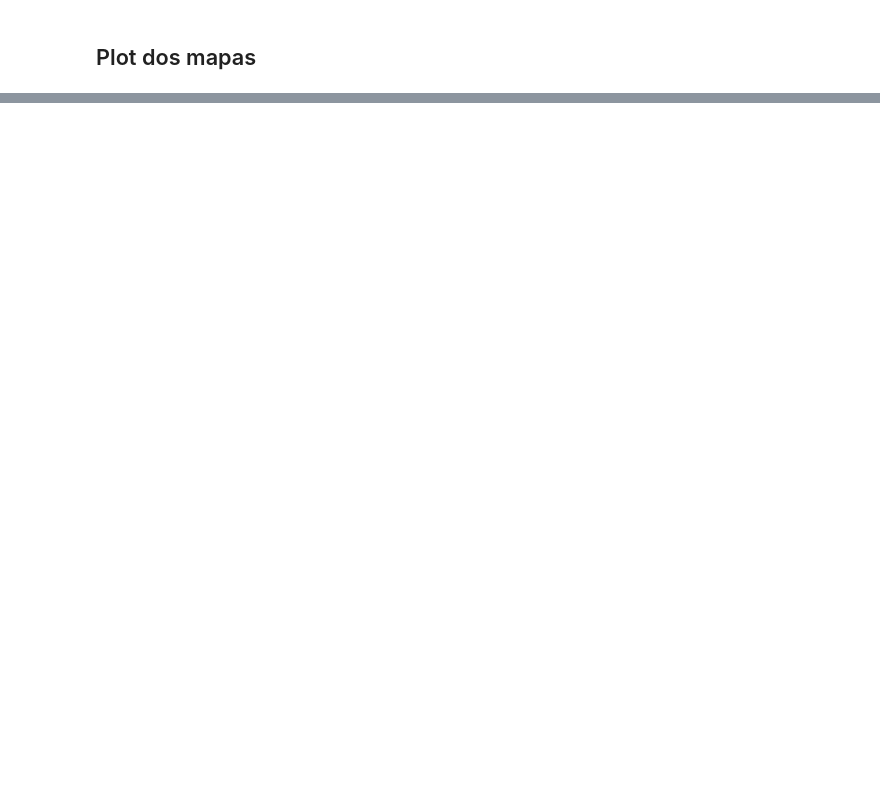
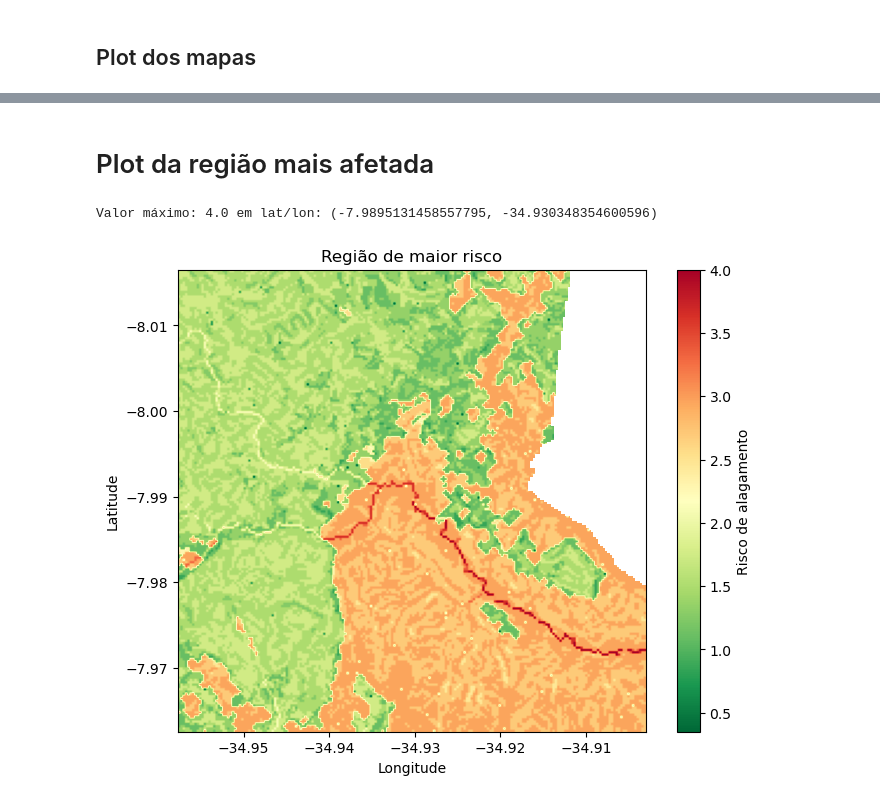
Before and after one commit to ezequielhenrique/zonas-de-risco-inundacao, a Jupyter notebook: analise-risco-alagamento.ipynb, the cells around one changed output, grey strips where cells are left out. Saved outputs shown, nothing was run; the diff lists cells and outputs as text; code cells hidden in the pictures; blank space fills up the shorter version.

Commit message:
adcionar zoom na área mais afetada

```diff
--- a/analise-risco-alagamento.ipynb
+++ b/analise-risco-alagamento.ipynb
@@ -543,0 +595,58 @@ plot_mapa(risco_recortado_path, f"Mapa de Risco de Alagamento - {cidade.title()}
+# %% [markdown]
+# Plot da região mais afetada
+# %%
+mapa_risco_municipio = f"outputs/mapas_de_risco/risco_alagamento_{cidade}_recortado.tif"
+
+with rasterio.open(mapa_risco_municipio) as src:
+    raster = src.read(1)
+    transform_raster = src.transform
+    nodata = src.nodata
+    crs_raster = src.crs
+
+raster = np.where(raster == nodata, np.nan, raster)
+
+max_value = np.nanmax(raster)
+max_pos = np.unravel_index(np.nanargmax(raster), raster.shape)
+row, col = max_pos
+
+# Coordenadas no CRS original (UTM)
+x_utm, y_utm = rasterio.transform.xy(transform_raster, row, col)
+
+# Transformar para EPSG:4326 (lat, lon)
+lon, lat = transform(crs_raster, "EPSG:4326", [x_utm], [y_utm])
+print(f"Valor máximo: {max_value} em lat/lon: ({lat[0]}, {lon[0]})")
+
+# Dar zoom correto ao redor do ponto máximo
+zoom_size = 100
+row_start = max(row - zoom_size, 0)
+row_end = min(row + zoom_size, raster.shape[0])
+col_start = max(col - zoom_size, 0)
+col_end = min(col + zoom_size, raster.shape[1])
+
+raster_zoom = raster[row_start:row_end, col_start:col_end]
+
+# extent correto
+x_min, y_max = rasterio.transform.xy(transform_raster, row_start, col_start)
+x_max, y_min = rasterio.transform.xy(transform_raster, row_end, col_end)
+
+# Coordenadas do canto do recorte no CRS original
+x_cantos = [x_min, x_max]
+y_cantos = [y_min, y_max]
+
+# Converter para EPSG:4326
+lon_cantos, lat_cantos = transform(crs_raster, "EPSG:4326", x_cantos, y_cantos)
+
+plt.figure(figsize=(8,6))
+plt.imshow(
+    raster_zoom,
+    cmap="RdYlGn_r",
+    extent=[lon_cantos[0], lon_cantos[1], lat_cantos[1], lat_cantos[0]]  # lat invertido
+)
+plt.colorbar(label="Risco de alagamento")
+plt.title("Região de maior risco")
+plt.xlabel("Longitude")
+plt.ylabel("Latitude")
+plt.show()
+# %% [output]
+Valor máximo: 4.0 em lat/lon: (-7.9895131458557795, -34.930348354600596)
+[figure, added]
```
Also changed, not shown: parts of 26 cells of this notebook.
